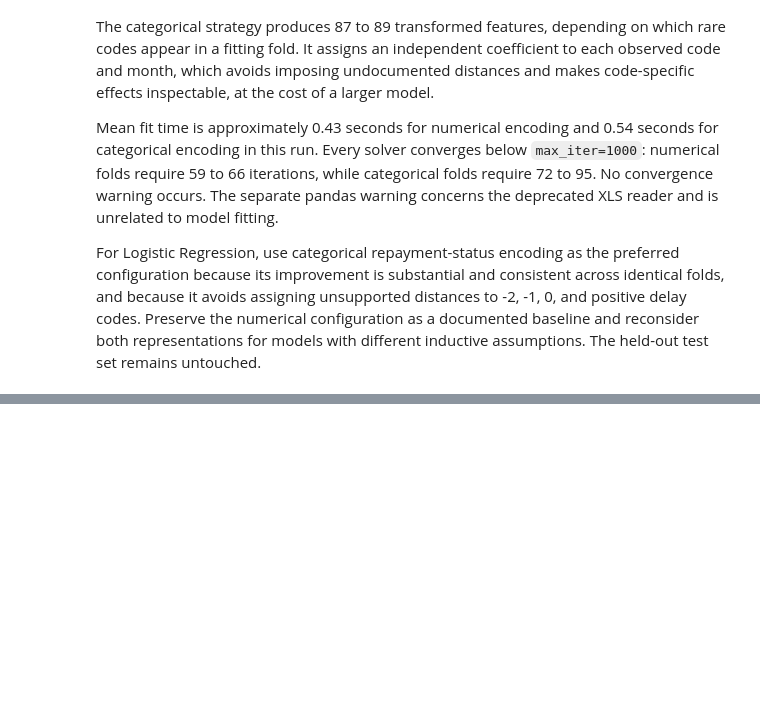
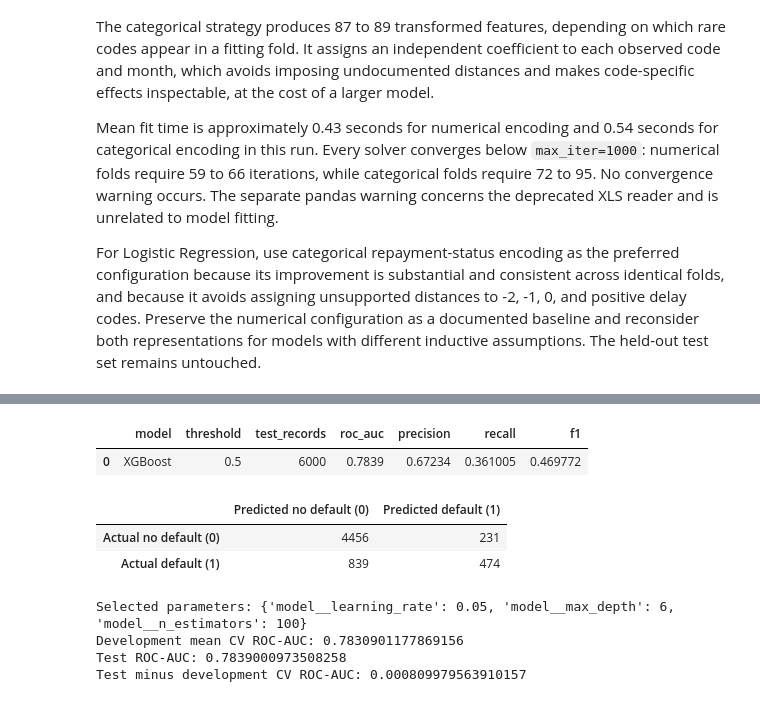
Before and after one commit to claudcelle/credit_default_prediction, a Jupyter notebook: notebooks/training.ipynb, the cells around one changed output, grey strips where cells are left out. Drawn from its saved outputs; the diff is of its cells as text; code cells hidden in the pictures; blank space fills up the shorter version.

```diff
--- a/notebooks/training.ipynb
+++ b/notebooks/training.ipynb
@@ -723,0 +1039,67 @@ For Logistic Regression, use categorical repayment-status encoding as the prefer
+# %%
+from sklearn.metrics import (
+    confusion_matrix,
+    f1_score,
+    precision_score,
+    recall_score,
+    roc_auc_score,
+)
+
+# GridSearchCV(refit=True) has already fitted this pipeline on all
+# 24,000 development records using the selected hyperparameters.
+# It includes education recoding, encoding, and the XGBoost model.
+final_pipeline = best_xgb_pipeline
+
+# Fix the decision threshold before inspecting test outcomes.
+# ROC-AUC uses probabilities and does not depend on this threshold.
+FINAL_THRESHOLD = 0.5
+
+assert X_full_train.index.intersection(X_test.index).empty
+assert X_test.index.equals(y_test.index)
+assert X_test.columns.equals(X_full_train.columns)
+
+# Locate the default class explicitly instead of assuming its position.
+positive_class_index = list(final_pipeline.classes_).index(1)
+
+# Evaluate only the selected model on the held-out test data.
+test_probabilities = final_pipeline.predict_proba(X_test)[
+    :, positive_class_index
+]
+test_predictions = (test_probabilities >= FINAL_THRESHOLD).astype(int)
+
+final_test_metrics = pd.DataFrame([{
+    "model": "XGBoost",
+    "threshold": FINAL_THRESHOLD,
+    "test_records": len(y_test),
+    "roc_auc": roc_auc_score(y_test, test_probabilities),
+    "precision": precision_score(y_test, test_predictions, zero_division=0),
+    "recall": recall_score(y_test, test_predictions, zero_division=0),
+    "f1": f1_score(y_test, test_predictions, zero_division=0),
+}])
+
+# Rows are actual outcomes; columns are predicted outcomes.
+# Positive means default (1), negative means no default (0).
+test_confusion_matrix = pd.DataFrame(
+    confusion_matrix(y_test, test_predictions, labels=[0, 1]),
+    index=["Actual no default (0)", "Actual default (1)"],
+    columns=["Predicted no default (0)", "Predicted default (1)"],
+)
+
+display(final_test_metrics)
+display(test_confusion_matrix)
+
+print("Selected parameters:", xgb_search.best_params_)
+print("Development mean CV ROC-AUC:", xgb_search.best_score_)
+print("Test ROC-AUC:", final_test_metrics.loc[0, "roc_auc"])
+print("Test minus development CV ROC-AUC:",
+      final_test_metrics.loc[0, "roc_auc"] - xgb_search.best_score_)
+# %% [output]
+|  | model | threshold | test_records | roc_auc | precision | recall | f1 |
+| 0 | XGBoost | 0.5 | 6000 | 0.7839 | 0.67234 | 0.361005 | 0.469772 |
+|  | Predicted no default (0) | Predicted default (1) |
+| Actual no default (0) | 4456 | 231 |
+| Actual default (1) | 839 | 474 |
+Selected parameters: {'model__learning_rate': 0.05, 'model__max_depth': 6, 'model__n_estimators': 100}
+Development mean CV ROC-AUC: 0.7830901177869156
+Test ROC-AUC: 0.7839000973508258
+Test minus development CV ROC-AUC: 0.000809979563910157
```
Also changed, not shown: parts of 12 cells of this notebook.
